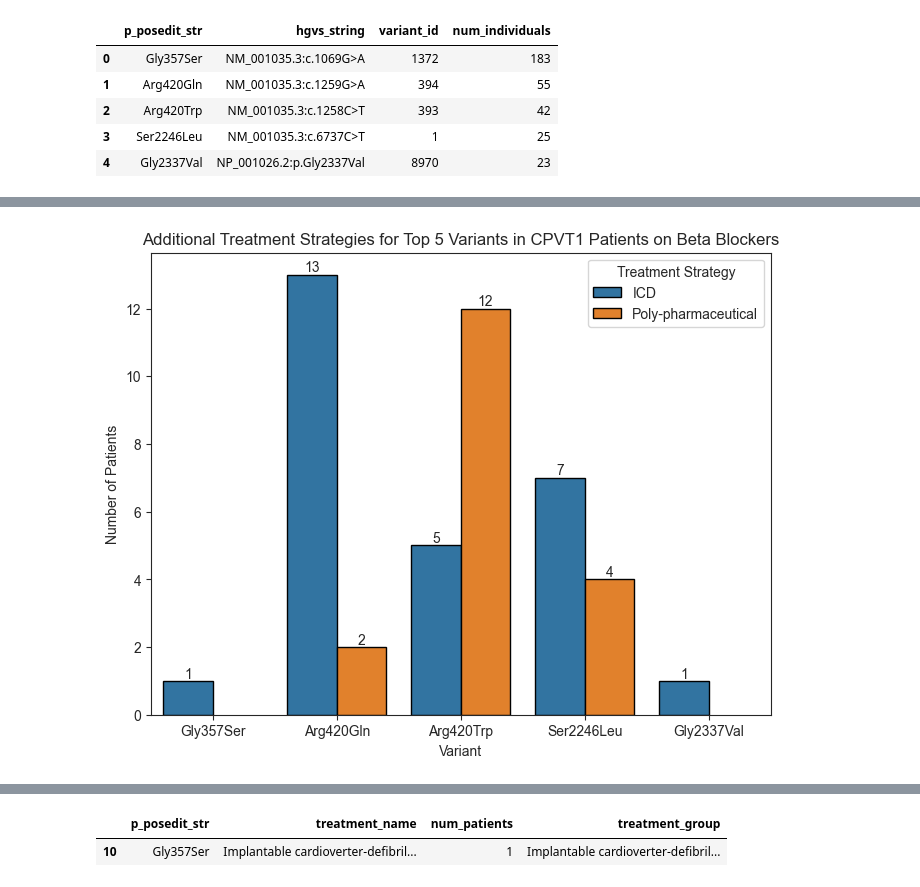
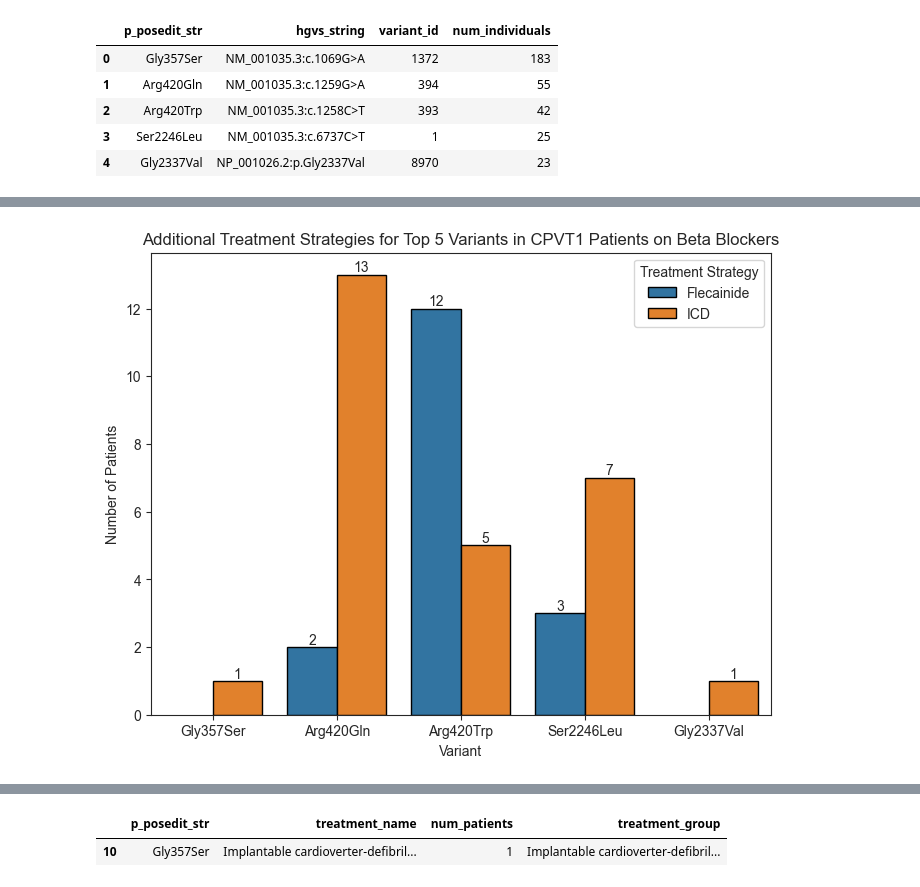
Before and after one commit to alexdaiii/cpvt_database_analysis, a Jupyter notebook: notebooks/analysis_2.ipynb, the cells around one changed output, grey strips where cells are left out. Cells and saved outputs as stored; diff of their text form; code cells hidden in the pictures.

Commit message:
looked at beta only

```diff
--- a/notebooks/analysis_2.ipynb
+++ b/notebooks/analysis_2.ipynb
@@ -520,7 +518,7 @@ AND tr.patient_id IN (
     ON iv.variant_id = v.variant_id
     WHERE v.variant_id IN (
         SELECT v2.variant_id
-        FROM variant_num_individuals_mv v2
+        FROM variant_num_individuals_v v2
         ORDER BY v2.num_individuals DESC
         LIMIT {NUM_TOP_VARIANTS}
     )
@@ -539,14 +537,10 @@ GROUP BY sv.p_posedit_str, treatment_name
 ORDER BY sv.p_posedit_str, treatment_name
 """, engine)
 # drop the row "Beta blocker" as it is redundant
-mutation_strategies = mutation_strategies[
-    mutation_strategies["treatment_name"] != "Beta blocker"]
+# mutation_strategies = mutation_strategies[
+#     mutation_strategies["treatment_name"] != "Beta blocker"]
 mutation_strategies["p_posedit_str"] = mutation_strategies[
     "p_posedit_str"].apply(
     lambda x: re.sub(r"[\(\)]", "", x))
-mutation_strategies["treatment_group"] = mutation_strategies[
-    "treatment_name"].apply(
-    lambda x: "Poly-pharmaceutical" if x in {'Flecainide', 'Verapamil',
-                                             'Enalapril'} else x)
 mutation_strategies.head()
 # %% [output]
@@ -585,6 +579,17 @@ ax = sns.barplot(data=mutation_strategies, x="p_posedit_str", y="num_patients",
                  hue="treatment_name", edgecolor="black",
                  order=order_mutations["p_posedit_str"])
 
+# add data labels
+for bar in ax.patches:
+
+    if bar.get_height() == 0:
+        continue
+
+    # Use ax.text() to add text over the bars
+    ax.text(bar.get_x() + bar.get_width() / 2, bar.get_height(),
+            f'{bar.get_height():.0f}',
+            ha='center', va='bottom')
+
 plt.xticks(rotation=30, ha="right")
 plt.xlabel("Mutation")
 plt.ylabel("Number of Patients")
@@ -622,32 +600,40 @@ treatment_groups
 # grouped bar chart
 plt.figure(figsize=(8, 6))
 
+# filter to only ICD and Flecanide since they are the most common
+treatment_groups = mutation_strategies[
+    mutation_strategies["treatment_name"].isin(
+        ["Implantable cardioverter-defibrillator", "Flecainide", ])
+].copy()
+treatment_groups["treatment_name"] = treatment_groups["treatment_name"].apply(
+    lambda x: "ICD" if x == "Implantable cardioverter-defibrillator" else x)
+
 ax = sns.barplot(data=treatment_groups, x="p_posedit_str", y="num_patients",
-                 hue="treatment_group", edgecolor="black",
+                 hue="treatment_name", edgecolor="black",
                  order=order_mutations["p_posedit_str"])
 
 plt.xlabel("Variant")
 plt.ylabel("Number of Patients")
 plt.title(
     "Additional Treatment Strategies for Top 5 Variants in CPVT1 Patients on Beta Blockers")
 plt.legend(title="Treatment Strategy", loc="upper right")
 
 # add data labels
 for bar in ax.patches:
 
     if bar.get_height() == 0:
         continue
 
     # Use ax.text() to add text over the bars
     ax.text(bar.get_x() + bar.get_width() / 2, bar.get_height(),
             f'{bar.get_height():.0f}',
             ha='center', va='bottom')
 
 for fmt in ["png", "pdf", "svg"]:
     plt.savefig(
         os.path.join(figures_dir,
                      'additional_treatment_strategies_cpvt1.' + fmt), dpi=300)
 
 plt.show()
 # %% [output]
-[figure, old version]
+[figure, new version]
```
Also changed, not shown: parts of 21 cells of this notebook, 2 other files.
